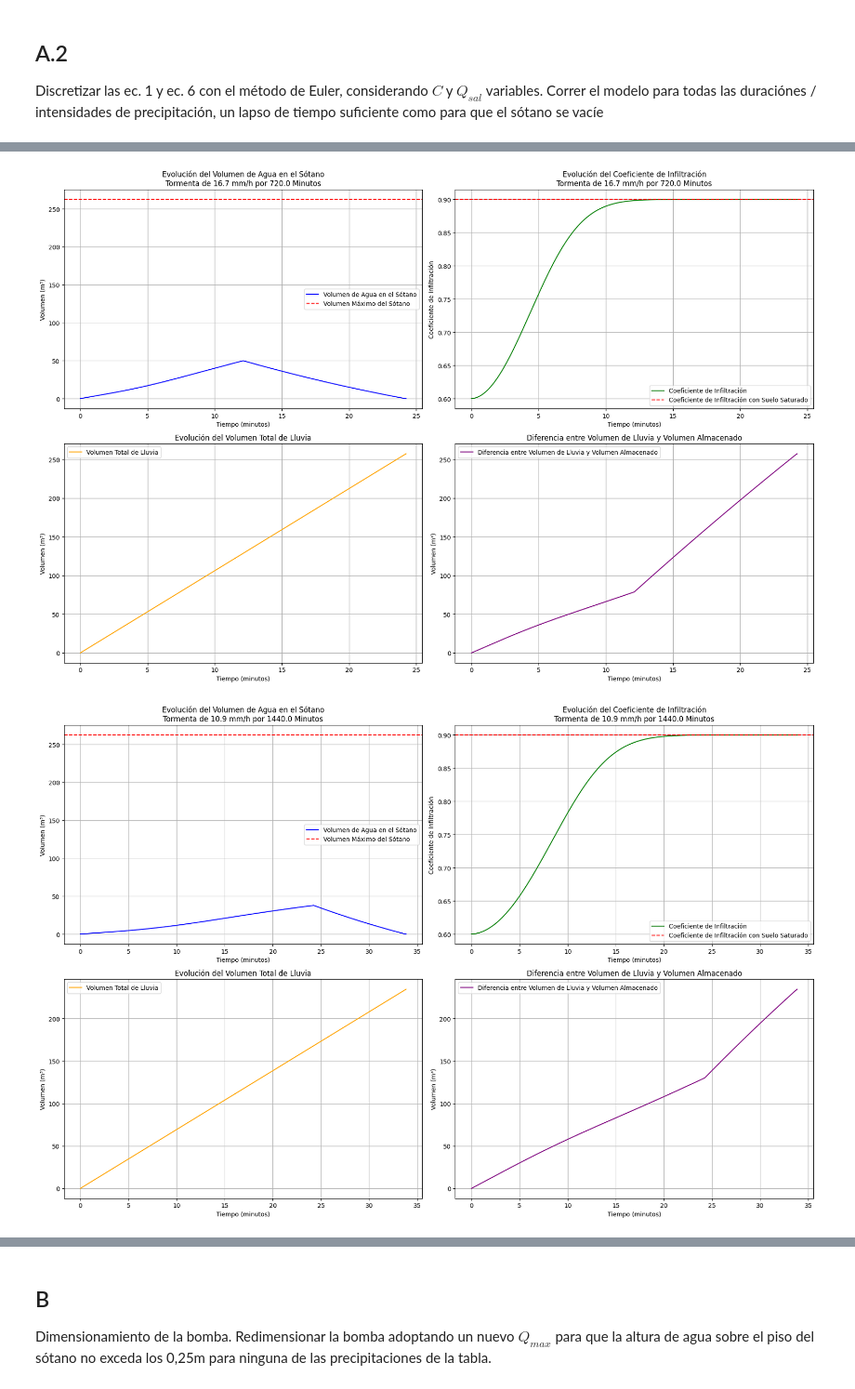
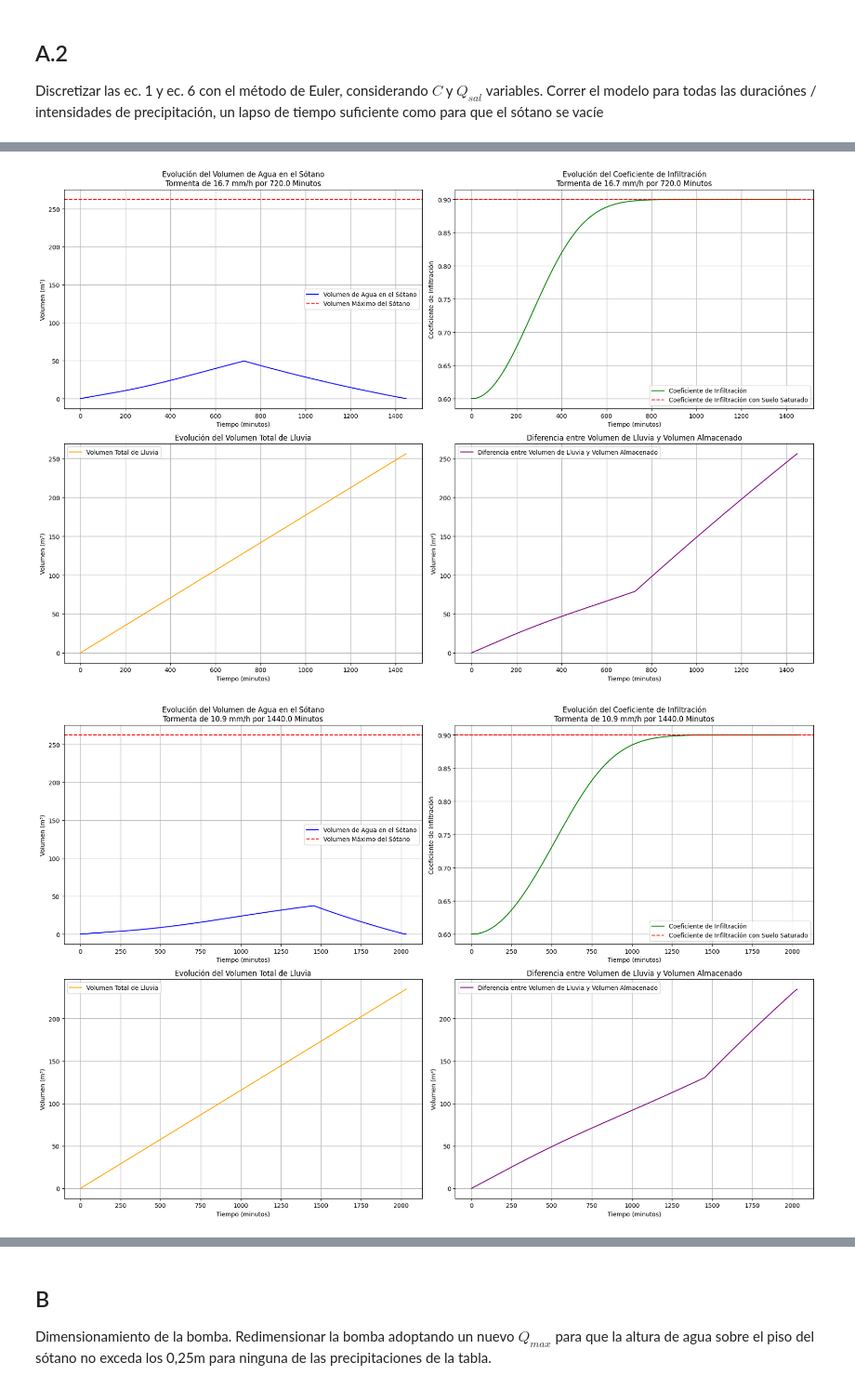
Before and after one commit to MaximoGismondi/numerico-cavaliere, a Jupyter notebook: tp/modelo.ipynb, the cells around one changed output, grey strips where cells are left out. Shown at 93% size. Saved outputs shown, nothing was run; the diff lists cells and outputs as text; code cells hidden in the pictures.

```diff
--- a/tp/modelo.ipynb
+++ b/tp/modelo.ipynb
@@ -268,36 +320,36 @@ Final infiltration coefficient: 0.6
 # %%
 import matplotlib.pyplot as plt
 
-for storm_duration, storm_intensity, volumes, infiltrations, d_time in storms_history:
-    times = [i * d_time for i in range(len(volumes))]
-    total_rainfall_volume = [d_time * storm_intensity * A_TERR * i for i in range(len(volumes))]
-    volume_difference = [total_rainfall_volume[i] - volumes[i] for i in range(len(volumes))]
+for duracion_tormenta, intensidad_tormenta, volumenes, infiltraciones, d_tiempo in historial_tormentas:
+    tiempos = [i * d_tiempo * 60 for i in range(len(volumenes))]
+    volumen_total_lluvia = [d_tiempo * intensidad_tormenta * A_TERR * i for i in range(len(volumenes))]
+    diferencias_volumenes = [volumen_total_lluvia[i] - volumenes[i] for i in range(len(volumenes))]
 
     plt.figure(figsize=(18, 12))
 
     # Evolución del Volumen de Agua en el Sótano
     plt.subplot(2, 2, 1)
-    plt.plot(times, volumes, label='Volumen de Agua en el Sótano', color='blue')
+    plt.plot(tiempos, volumenes, label='Volumen de Agua en el Sótano', color='blue')
     plt.axhline(y=V_SOT, color='r', linestyle='--', label='Volumen Máximo del Sótano')
     plt.xlabel('Tiempo (minutos)')
     plt.ylabel('Volumen (m³)')
-    plt.title(f'Evolución del Volumen de Agua en el Sótano\nTormenta de {storm_intensity*1000} mm/h por {storm_duration*60} Minutos')
+    plt.title(f'Evolución del Volumen de Agua en el Sótano\nTormenta de {intensidad_tormenta*1000} mm/h por {duracion_tormenta*60} Minutos')
     plt.legend()
     plt.grid(True)
 
     # Evolución del Coeficiente de Infiltración
     plt.subplot(2, 2, 2)
-    plt.plot(times, infiltrations, label='Coeficiente de Infiltración', color='green')
+    plt.plot(tiempos, infiltraciones, label='Coeficiente de Infiltración', color='green')
     plt.axhline(y=C_SAT, color='r', linestyle='--', label='Coeficiente de Infiltración con Suelo Saturado')
     plt.xlabel('Tiempo (minutos)')
     plt.ylabel('Coeficiente de Infiltración')
-    plt.title(f'Evolución del Coeficiente de Infiltración\nTormenta de {storm_intensity*1000} mm/h por {storm_duration*60} Minutos')
+    plt.title(f'Evolución del Coeficiente de Infiltración\nTormenta de {intensidad_tormenta*1000} mm/h por {duracion_tormenta*60} Minutos')
     plt.legend()
     plt.grid(True)
 
     # Evolución del Volumen Total de Lluvia
     plt.subplot(2, 2, 3)
-    plt.plot(times, total_rainfall_volume, label='Volumen Total de Lluvia', color='orange')
+    plt.plot(tiempos, volumen_total_lluvia, label='Volumen Total de Lluvia', color='orange')
     plt.xlabel('Tiempo (minutos)')
     plt.ylabel('Volumen (m³)')
     plt.title('Evolución del Volumen Total de Lluvia')
@@ -306,7 +358,7 @@ for storm_duration, storm_intensity, volumes, infiltrations, d_time in storms_hi
 
     # Diferencia entre Volumen de Lluvia y Volumen Almacenado
     plt.subplot(2, 2, 4)
-    plt.plot(times, volume_difference, label='Diferencia entre Volumen de Lluvia y Volumen Almacenado', color='purple')
+    plt.plot(tiempos, diferencias_volumenes, label='Diferencia entre Volumen de Lluvia y Volumen Almacenado', color='purple')
     plt.xlabel('Tiempo (minutos)')
     plt.ylabel('Volumen (m³)')
     plt.title('Diferencia entre Volumen de Lluvia y Volumen Almacenado')
@@ -326,2 +378,2 @@ for storm_duration, storm_intensity, volumes, infiltrations, d_time in storms_hi
-[figure, old version]
+[figure, new version]
-[figure, old version]
+[figure, new version]
```
Also changed, not shown: parts of 17 cells of this notebook.
